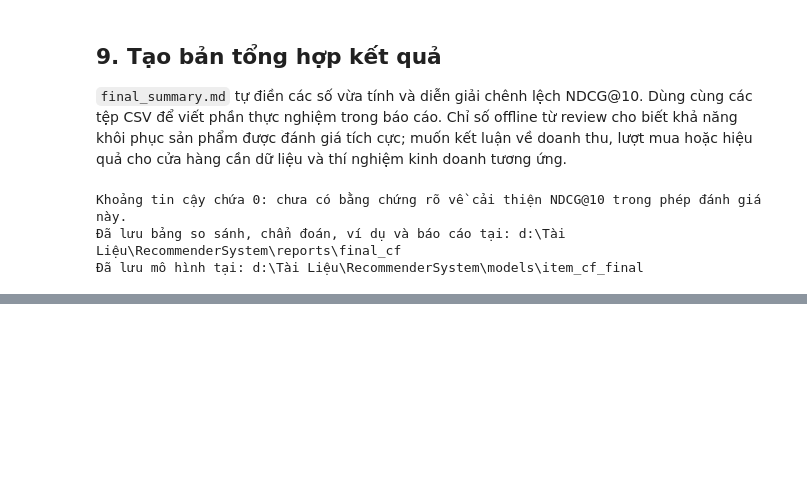
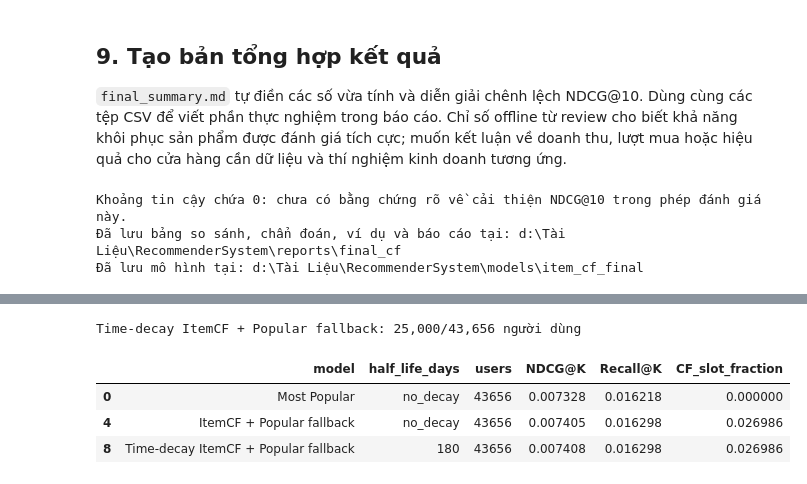
Before and after one commit to CuongQuoc-speed/recommender-system-huong1, a Jupyter notebook: 03_tuning_and_test.ipynb, the cells around one changed output, grey strips where cells are left out. Drawn from its saved outputs; the diff is of its cells as text; code cells hidden in the pictures; blank space fills up the shorter version.

```diff
--- a/03_tuning_and_test.ipynb
+++ b/03_tuning_and_test.ipynb
@@ -692,0 +1016,31 @@ Khoảng tin cậy chứa 0: chưa có bằng chứng rõ về cải thiện NDC
+# %%
+assert hashlib.sha256(TEMPORAL_SELECTION_PATH.read_bytes()).hexdigest() == temporal_selection_sha256
+assert temporal_model.reference_timestamp_ms < int(test.timestamp.min())
+assert temporal_selection['test_used_for_selection'] is False
+temporal_test_summary, temporal_test_rows, temporal_seconds = evaluate_model(
+    temporal_model, test_truth, TEMPORAL_LABEL, k_values=K_VALUES, progress=True)
+temporal_test_summary['n_neighbors'] = final_model.n_neighbors
+temporal_test_summary['half_life_days'] = selected_half_life
+comparison_static = test_results.copy()
+comparison_static['half_life_days'] = 'no_decay'
+temporal_test_results = pd.concat([comparison_static, temporal_test_summary], ignore_index=True)
+temporal_test_results.to_csv(TEMPORAL_REPORT_DIR / 'test_comparison.csv',
+                             index=False, encoding='utf-8-sig')
+write_json(TEMPORAL_REPORT_DIR / 'test_protocol.json', {
+    'history_end_timestamp_ms': temporal_model.reference_timestamp_ms,
+    'static_selection_sha256': selection_sha256,
+    'temporal_selection_sha256': temporal_selection_sha256,
+    'test_fingerprint': test_diagnostics['test_fingerprint'],
+    'test_users': len(test_truth), 'temporal_evaluation_seconds': temporal_seconds,
+    'history_updated_during_test': False, 'same_similarity_and_catalog_as_static': True,
+    'same_ground_truth_as_static': True, 'test_used_for_selection': False
+})
+display(temporal_test_results[
+    (temporal_test_results.k == PRIMARY_K) & (temporal_test_results['group'] == 'Toàn bộ')
+][['model', 'half_life_days', 'users', 'NDCG@K', 'Recall@K', 'CF_slot_fraction']].round(8))
+# %% [output]
+Time-decay ItemCF + Popular fallback: 25,000/43,656 người dùng
+|  | model | half_life_days | users | NDCG@K | Recall@K | CF_slot_fraction |
+| 0 | Most Popular | no_decay | 43656 | 0.007328 | 0.016218 | 0.000000 |
+| 4 | ItemCF + Popular fallback | no_decay | 43656 | 0.007405 | 0.016298 | 0.026986 |
+| 8 | Time-decay ItemCF + Popular fallback | 180 | 43656 | 0.007408 | 0.016298 | 0.026986 |
```
Also changed, not shown: parts of 18 cells of this notebook, 17 other files.
